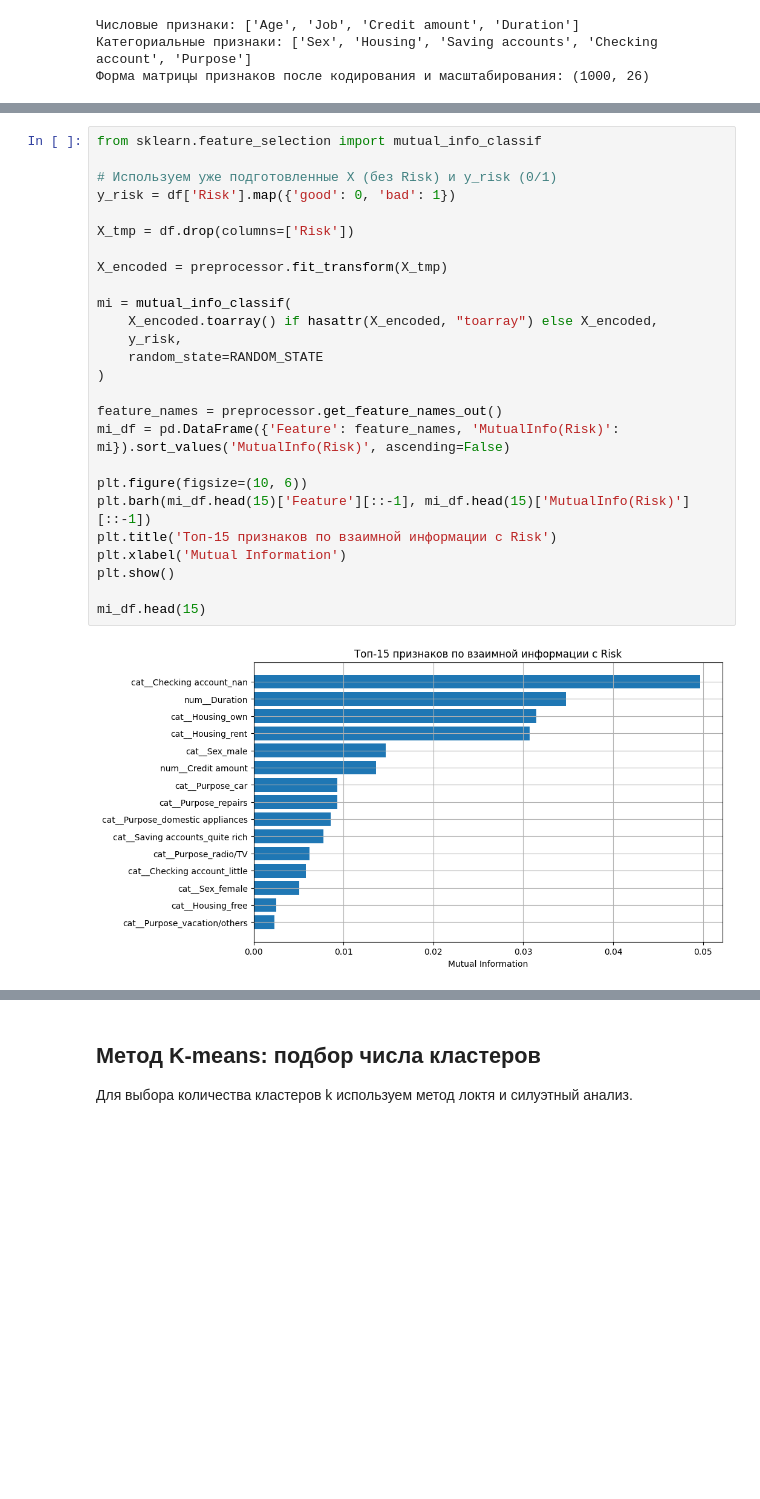
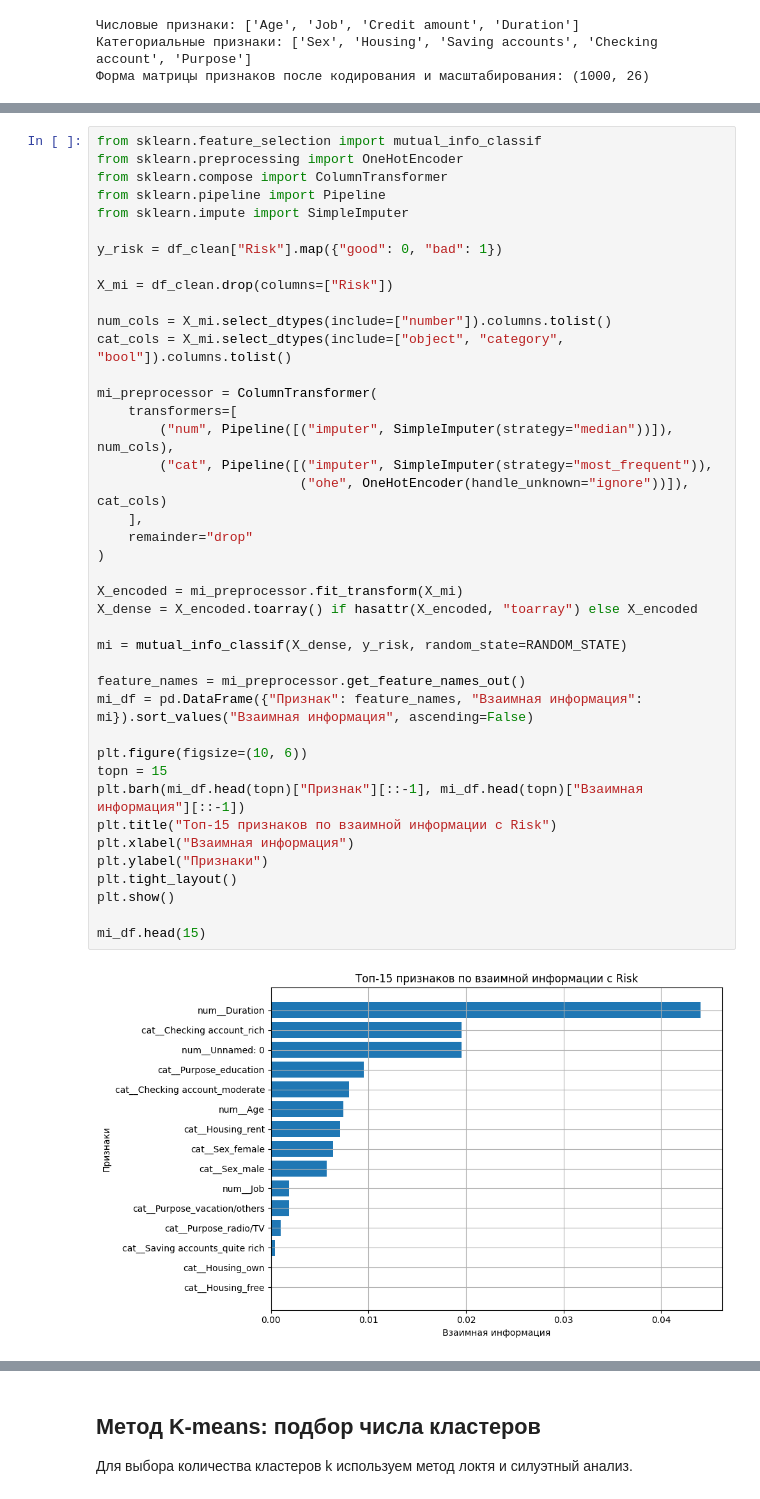
Before and after one commit to Killstroier/4lab_clasterization, a Jupyter notebook: 4lab_clustering_german_credit.ipynb, the cells around one changed output, grey strips where cells are left out. Cells and saved outputs as stored; diff of their text form; blank space fills up the shorter version.

```diff
--- a/4lab_clustering_german_credit.ipynb
+++ b/4lab_clustering_german_credit.ipynb
@@ -224,29 +295,44 @@ print('Форма матрицы признаков после кодирова
 Проведём информационную значимость признаков
 # %%
 from sklearn.feature_selection import mutual_info_classif
+from sklearn.preprocessing import OneHotEncoder
+from sklearn.compose import ColumnTransformer
+from sklearn.pipeline import Pipeline
+from sklearn.impute import SimpleImputer
 
-# Используем уже подготовленные X (без Risk) и y_risk (0/1)
-y_risk = df['Risk'].map({'good': 0, 'bad': 1})
+y_risk = df_clean["Risk"].map({"good": 0, "bad": 1})
 
-X_tmp = df.drop(columns=['Risk'])
+X_mi = df_clean.drop(columns=["Risk"])
 
-X_encoded = preprocessor.fit_transform(X_tmp)
+num_cols = X_mi.select_dtypes(include=["number"]).columns.tolist()
+cat_cols = X_mi.select_dtypes(include=["object", "category", "bool"]).columns.tolist()
 
-mi = mutual_info_classif(
-    X_encoded.toarray() if hasattr(X_encoded, "toarray") else X_encoded,
-    y_risk,
-    random_state=RANDOM_STATE
+mi_preprocessor = ColumnTransformer(
+    transformers=[
+        ("num", Pipeline([("imputer", SimpleImputer(strategy="median"))]), num_cols),
+        ("cat", Pipeline([("imputer", SimpleImputer(strategy="most_frequent")),
+                          ("ohe", OneHotEncoder(handle_unknown="ignore"))]), cat_cols)
+    ],
+    remainder="drop"
 )
 
-feature_names = preprocessor.get_feature_names_out()
-mi_df = pd.DataFrame({'Feature': feature_names, 'MutualInfo(Risk)': mi}).sort_values('MutualInfo(Risk)', ascending=False)
+X_encoded = mi_preprocessor.fit_transform(X_mi)
+X_dense = X_encoded.toarray() if hasattr(X_encoded, "toarray") else X_encoded
+
+mi = mutual_info_classif(X_dense, y_risk, random_state=RANDOM_STATE)
+
+feature_names = mi_preprocessor.get_feature_names_out()
+mi_df = pd.DataFrame({"Признак": feature_names, "Взаимная информация": mi}).sort_values("Взаимная информация", ascending=False)
 
 plt.figure(figsize=(10, 6))
-plt.barh(mi_df.head(15)['Feature'][::-1], mi_df.head(15)['MutualInfo(Risk)'][::-1])
-plt.title('Топ-15 признаков по взаимной информации с Risk')
-plt.xlabel('Mutual Information')
+topn = 15
+plt.barh(mi_df.head(topn)["Признак"][::-1], mi_df.head(topn)["Взаимная информация"][::-1])
+plt.title("Топ-15 признаков по взаимной информации с Risk")
+plt.xlabel("Взаимная информация")
+plt.ylabel("Признаки")
+plt.tight_layout()
 plt.show()
 
 mi_df.head(15)
 # %% [output]
-[figure, old version]
+[figure, new version]
```
Also changed, not shown: parts of 51 cells of this notebook.
